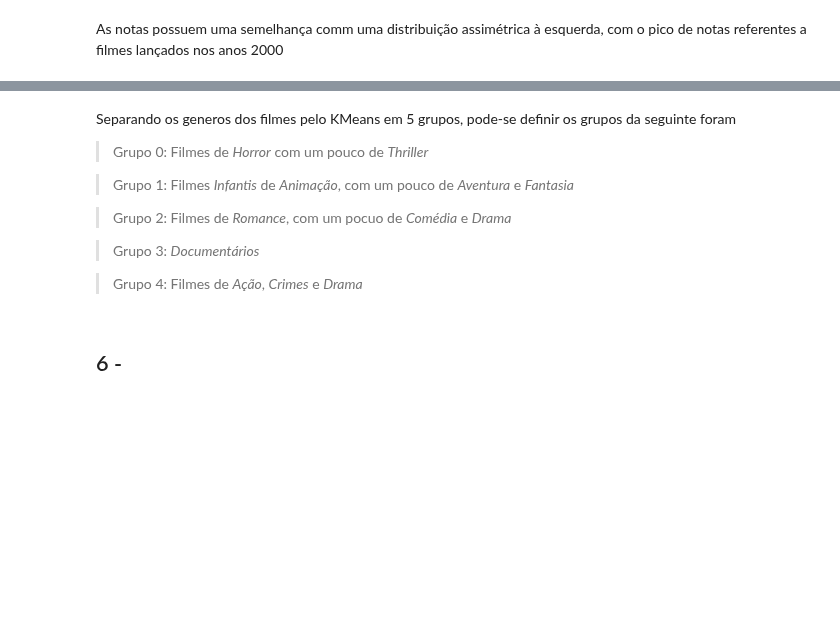
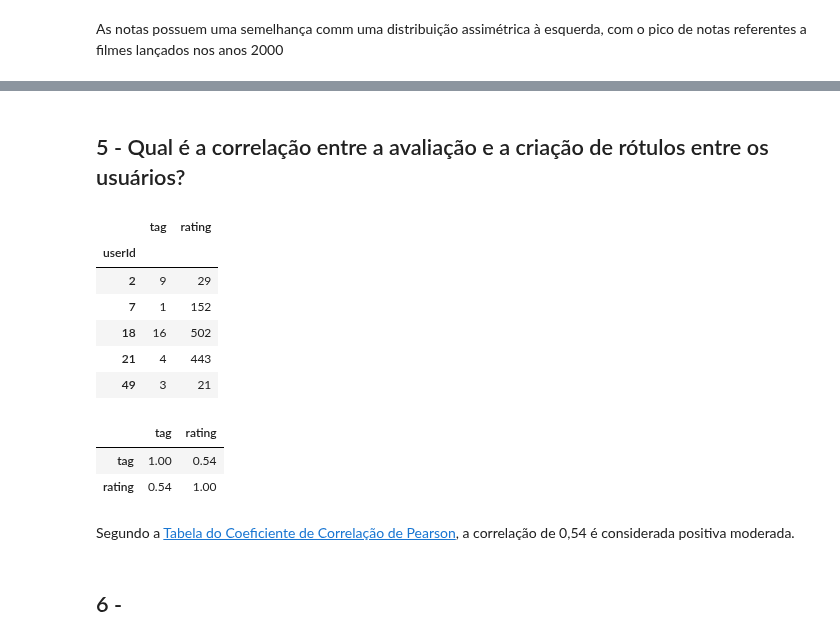
Before and after one commit to dieguim-ifsp-posCD/D1AED, a Jupyter notebook: avaliacoes/20210513-avaliacao01/AED-movie-lens-small.ipynb, the cells around one changed output, grey strips where cells are left out. Saved outputs shown, nothing was run; the diff lists cells and outputs as text; code cells hidden in the pictures; blank space fills up the shorter version.

```diff
--- a/avaliacoes/20210513-avaliacao01/AED-movie-lens-small.ipynb
+++ b/avaliacoes/20210513-avaliacao01/AED-movie-lens-small.ipynb
@@ -897,17 +881,30 @@ array([<matplotlib.axes._subplots.AxesSubplot object at 0x...>,
-# %% [markdown]
-Separando os generos dos filmes pelo KMeans em 5 grupos, pode-se definir os grupos da seguinte foram
-
-
-
-> Grupo 0: Filmes de *Horror* com um pouco de *Thriller*
-
-> Grupo 1: Filmes *Infantis* de *Animação*, com um pouco de *Aventura* e *Fantasia*
-
-> Grupo 2: Filmes de *Romance*, com um pocuo de *Comédia* e *Drama*
-
-> Grupo 3: *Documentários*
-
-> Grupo 4: Filmes de *Ação*, *Crimes* e *Drama*
+# %% [markdown]
+## 5 - Qual é a correlação entre a avaliação e a criação de rótulos entre os usuários?
+# %%
+# Criando DF com a quantidade de rotulos criadas pro usuário
+rating_tags = tags_df[['userId','tag']].groupby('userId').count()
+
+# Criando coluna relacionando o userId com a quantidade de filmes avaliados
+rating_tags['rating'] = ratings_df[['userId','rating']].groupby('userId').count()
+
+# Visualizando o DF
+rating_tags.head()
+# %% [output]
+|  | tag | rating |
+| userId |  |  |
+| 2 | 9 | 29 |
+| 7 | 1 | 152 |
+| 18 | 16 | 502 |
+| 21 | 4 | 443 |
+| 49 | 3 | 21 |
+# %%
+rating_tags.corr().round(2)
+# %% [output]
+|  | tag | rating |
+| tag | 1.00 | 0.54 |
+| rating | 0.54 | 1.00 |
+# %% [markdown]
+Segundo a [Tabela do Coeficiente de Correlação de Pearson](https://pt.wikipedia.org/wiki/Coeficiente_de_correla%C3%A7%C3%A3o_de_Pearson), a correlação de 0,54 é considerada positiva moderada.
 # %% [markdown]
 ## 6 -
 # %% [markdown]
```
Also changed, not shown: parts of 13 cells of this notebook.
